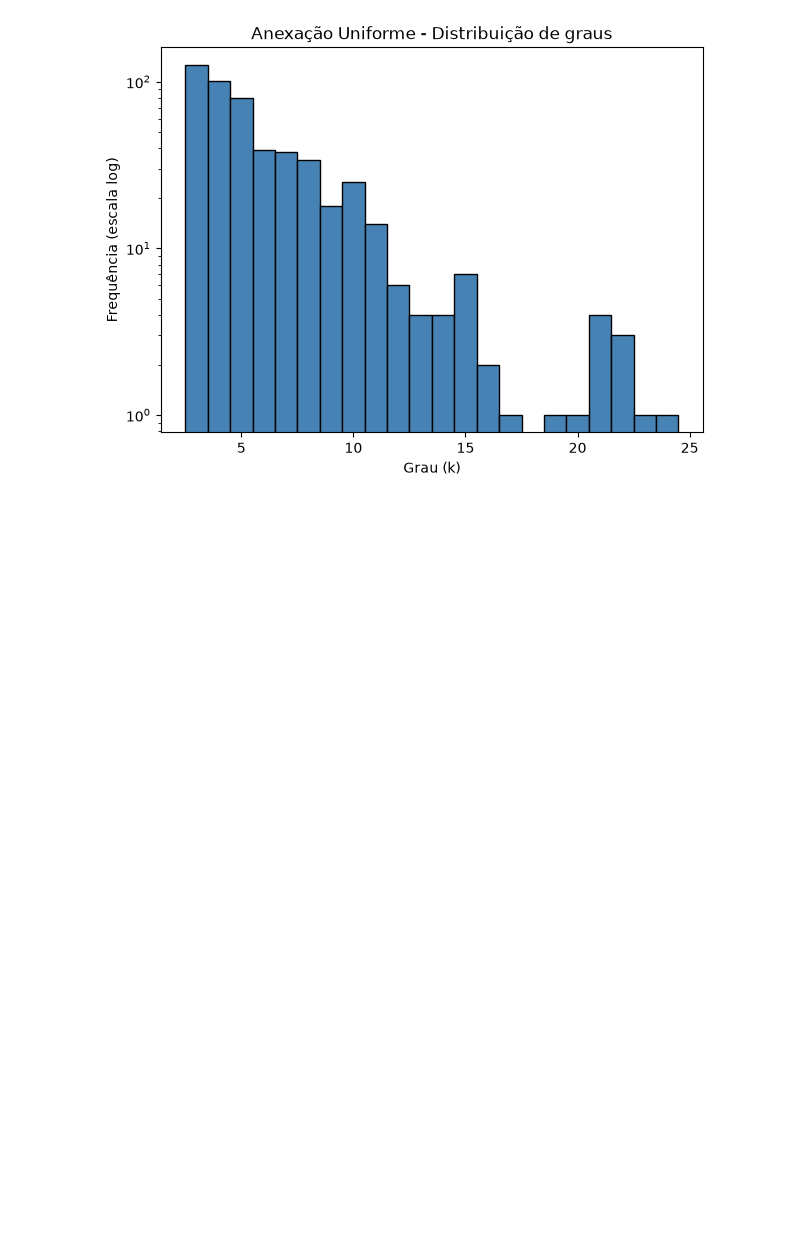
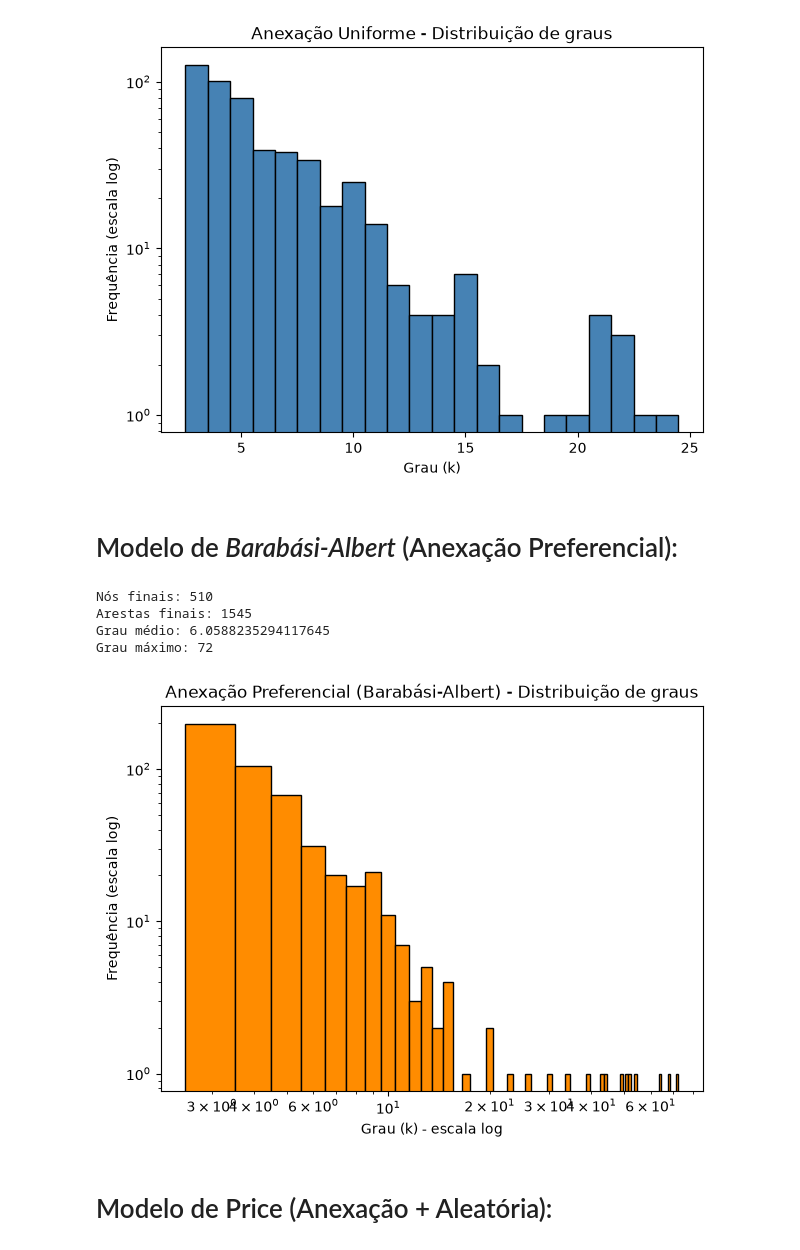
Before and after one commit to davialbuquerquerocha/EMAp.modelagem, a Jupyter notebook: parte1.ipynb, the cells around one changed output. Cells and saved outputs as stored; diff of their text form; code cells hidden in the pictures; blank space fills up the shorter version.

```diff
--- a/parte1.ipynb
+++ b/parte1.ipynb
@@ -765,3 +762,56 @@ plt.title("Anexação Uniforme - Distribuição de graus")
 plt.show()
 # %% [output]
 [figure]
+# %% [markdown]
+# Modelo de _Barabási-Albert_ (Anexação Preferencial):
+# %%
+def gerar_anexacao_preferencial(G_inicial, n_novos_nos, m, seed=None):
+    """
+    Anexação preferencial: a probabilidade de um nó existente ser
+    escolhido é proporcional ao seu grau atual (quem tem mais conexões,
+    tem mais chance de ganhar novas conexões).
+    """
+    rng = np.random.default_rng(seed)
+    G = G_inicial.copy()
+    proximo_id = max(G.nodes()) + 1
+
+    for _ in range(n_novos_nos):
+        novo_no = proximo_id
+        nos_existentes = list(G.nodes())
+        graus = np.array([G.degree(n) for n in nos_existentes], dtype=float)
+        probabilidades = graus / graus.sum()
+
+        escolhidos = rng.choice(nos_existentes, size=m, replace=False, p=probabilidades)
+        G.add_node(novo_no)
+        for alvo in escolhidos:
+            G.add_edge(novo_no, alvo)
+        proximo_id += 1
+
+    return G
+
+BA_1 = gerar_anexacao_preferencial(G0, n_novos_nos=500, m=3, seed=42)
+grau_ba1 = [g for no, g in BA_1.degree()]
+
+print("Nós finais:", BA_1.number_of_nodes())
+print("Arestas finais:", BA_1.number_of_edges())
+print("Grau médio:", np.mean(grau_ba1))
+print("Grau máximo:", max(grau_ba1))
+# %% [output]
+Nós finais: 510
+Arestas finais: 1545
+Grau médio: 6.0588235294117645
+Grau máximo: 72
+# %%
+bins = np.arange(min(grau_ba1), max(grau_ba1) + 2) - 0.5
+plt.figure(figsize=(7, 5))
+plt.hist(grau_ba1, bins=bins, color="darkorange", edgecolor="black")
+plt.yscale("log")
+plt.xscale("log")
+plt.xlabel("Grau (k) - escala log")
+plt.ylabel("Frequência (escala log)")
+plt.title("Anexação Preferencial (Barabási-Albert) - Distribuição de graus")
+plt.show()
+# %% [output]
+[figure, added]
+# %% [markdown]
+# Modelo de Price (Anexação + Aleatória):
```
Also changed, not shown: parts of 8 cells of this notebook.
